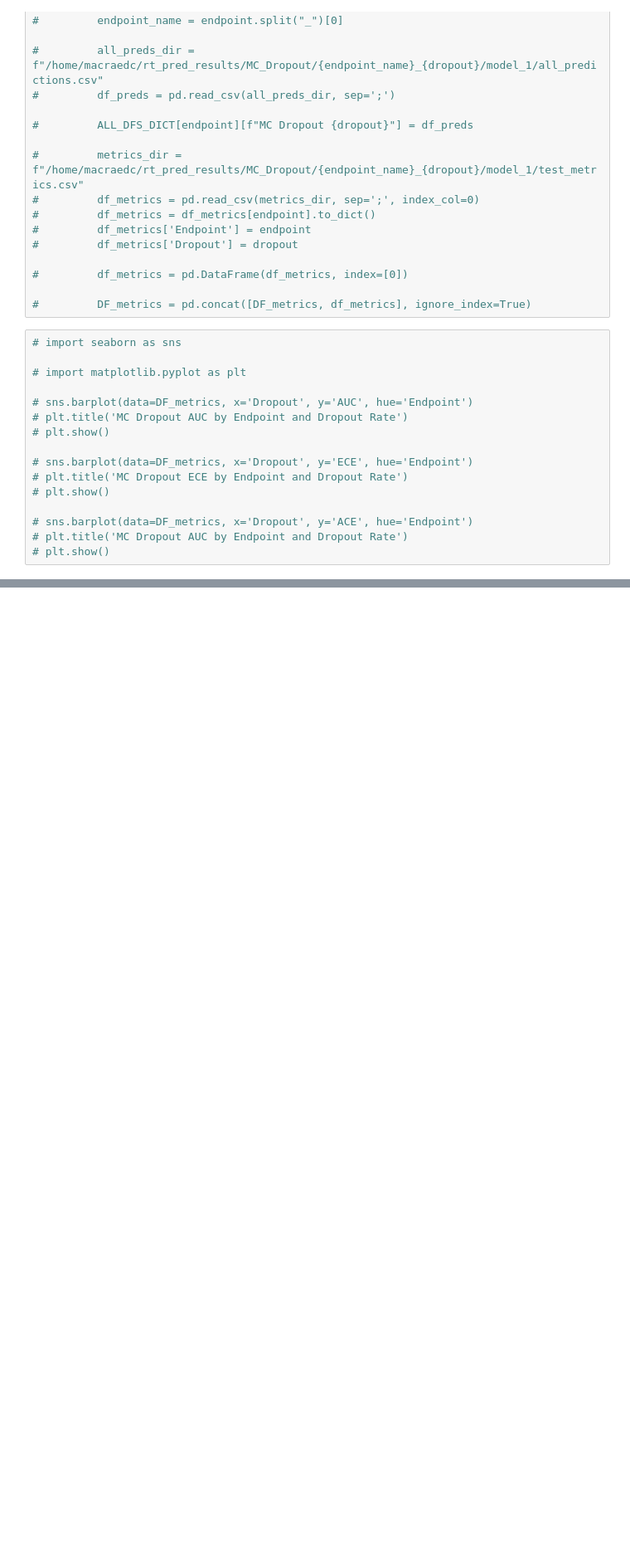
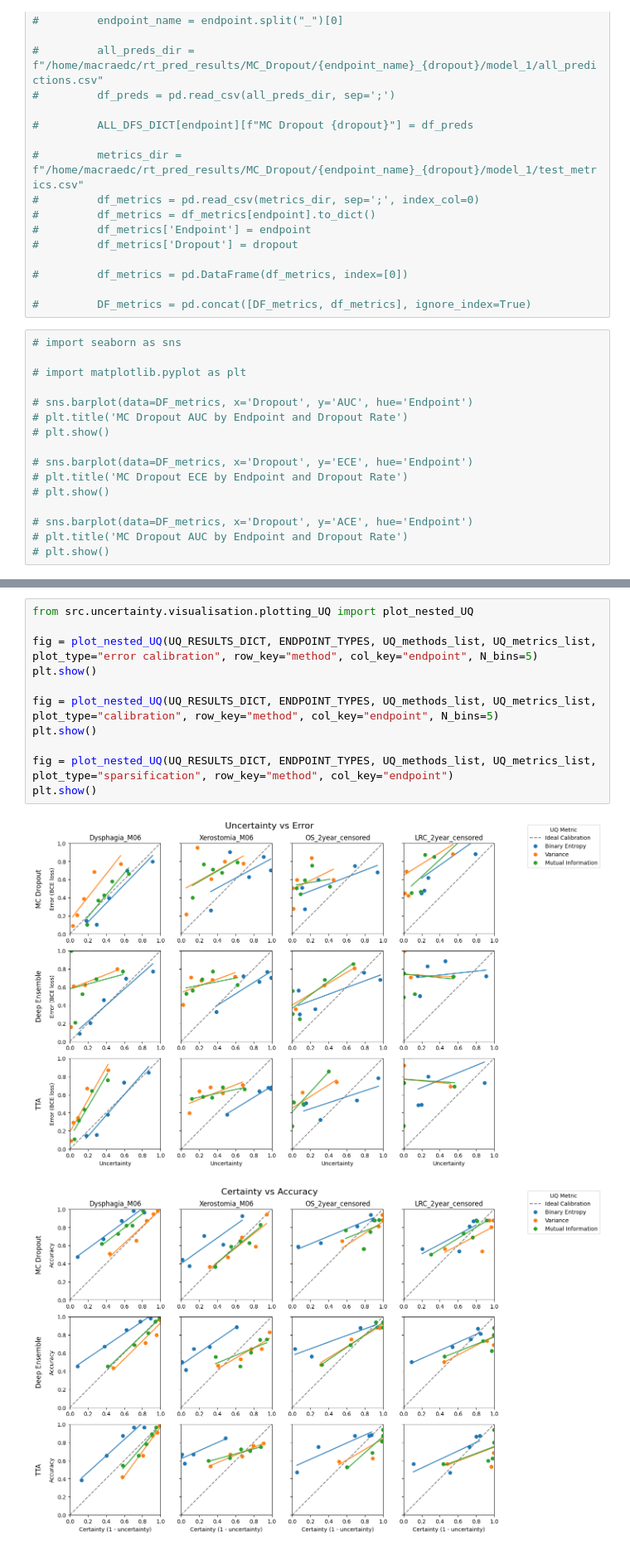
Before and after one commit to DLinRadiotherapyUMCG/PR3DICTR, a Jupyter notebook: metrics_testing.ipynb, the cells around one changed output, grey strips where cells are left out. Shown at 83% size. Drawn from its saved outputs; the diff is of its cells as text; blank space fills up the shorter version.

```diff
--- a/metrics_testing.ipynb
+++ b/metrics_testing.ipynb
@@ -185,0 +278,14 @@ The autoreload extension is already loaded. To reload it, use:
+# %%
+from src.uncertainty.visualisation.plotting_UQ import plot_nested_UQ
+
+fig = plot_nested_UQ(UQ_RESULTS_DICT, ENDPOINT_TYPES, UQ_methods_list, UQ_metrics_list, plot_type="error calibration", row_key="method", col_key="endpoint", N_bins=5)
+plt.show()
+
+fig = plot_nested_UQ(UQ_RESULTS_DICT, ENDPOINT_TYPES, UQ_methods_list, UQ_metrics_list, plot_type="calibration", row_key="method", col_key="endpoint", N_bins=5)
+plt.show()
+
+fig = plot_nested_UQ(UQ_RESULTS_DICT, ENDPOINT_TYPES, UQ_methods_list, UQ_metrics_list, plot_type="sparsification", row_key="method", col_key="endpoint")
+plt.show()
+# %% [output]
+[figure, added]
+[figure, added]
```
Also changed, not shown: parts of 7 cells of this notebook, 16 other files.
